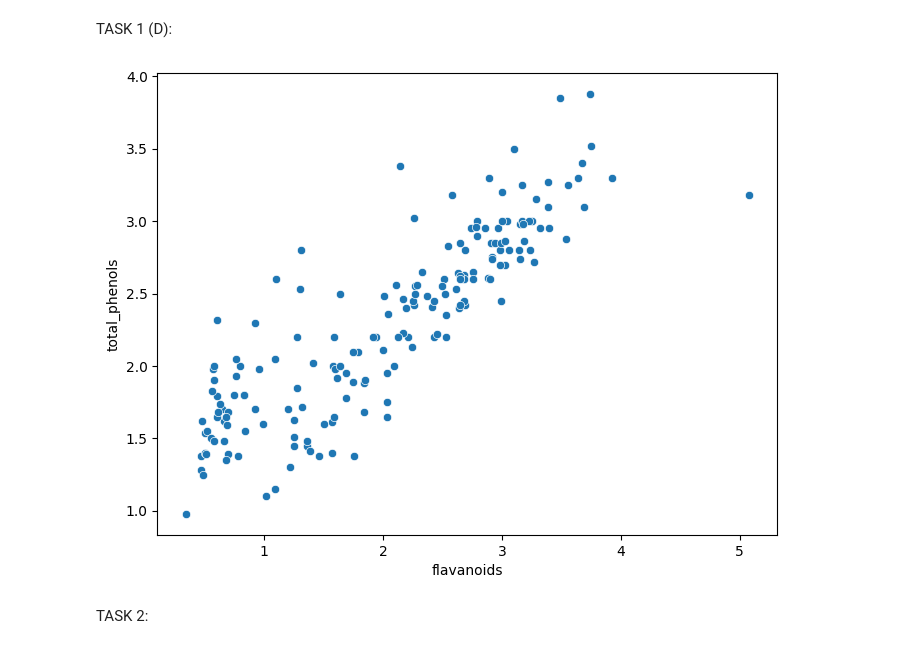
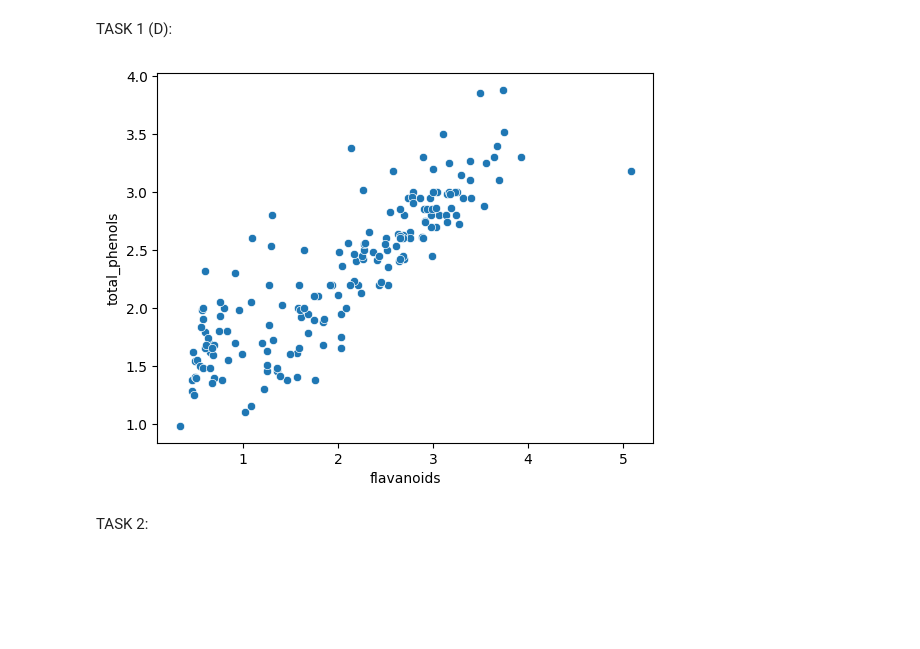
Before and after one commit to arnav-exe/data-mining-assignment-1, a Jupyter notebook: ECS607U_Data_Mining_Assignment_1.ipynb, the cells around one changed output. Drawn from its saved outputs; the diff is of its cells as text; code cells hidden in the pictures; blank space fills up the shorter version.

```diff
--- a/ECS607U_Data_Mining_Assignment_1.ipynb
+++ b/ECS607U_Data_Mining_Assignment_1.ipynb
@@ -149,24 +153,20 @@ TASK 1 (D):
 # %%
-#) Create a scatter plot for the pair of distinct numerical features with the highest correlation
-corr_matrix = df.corr(); # save correlation matrix to var
-numerical_data = df.select_dtypes(include=[np.number]) # select only numerical data from load_wine dataset
-
 # finding feature pair with the highest correlation:
 max_corr = 0;
-for x in range(len(corr_matrix.columns)):
+for x in range(len(corr_matrix.columns)): #nested for loops since traversing 2D matrix
   for y in range(x):
-    if abs(corr_matrix.iloc[x, y]) > max_corr:
+    if abs(corr_matrix.iloc[x, y]) > max_corr: # if larger than "max_corr", set new "max_corr" | taking abs() since +ve or -ve is irrelevant
       max_corr = abs(corr_matrix.iloc[x, y])
-      max_corr_pair = (corr_matrix.columns[x], corr_matrix.columns[y])
-
-# plotting results:
-plt.figure(figsize=(8, 6))
-sns.scatterplot(x=max_corr_pair[0], y=max_corr_pair[1], data=df)
-plt.xlabel(max_corr_pair[0])
-plt.ylabel(max_corr_pair[1])
-plt.show()
+      max_corr_pair = (corr_matrix.columns[x], corr_matrix.columns[y]) # to be plotted
-# %% [output]
-[figure, removed]
+# %%
+# plotting results:
+plt.figure()
+sns.scatterplot(x=max_corr_pair[0], y=max_corr_pair[1], data=df)
+plt.xlabel(max_corr_pair[0])
+plt.ylabel(max_corr_pair[1])
+plt.show()
+# %% [output]
+[figure, added]
 # %% [markdown]
 TASK 2:
 # %%
```
Also changed, not shown: parts of 11 cells of this notebook.
